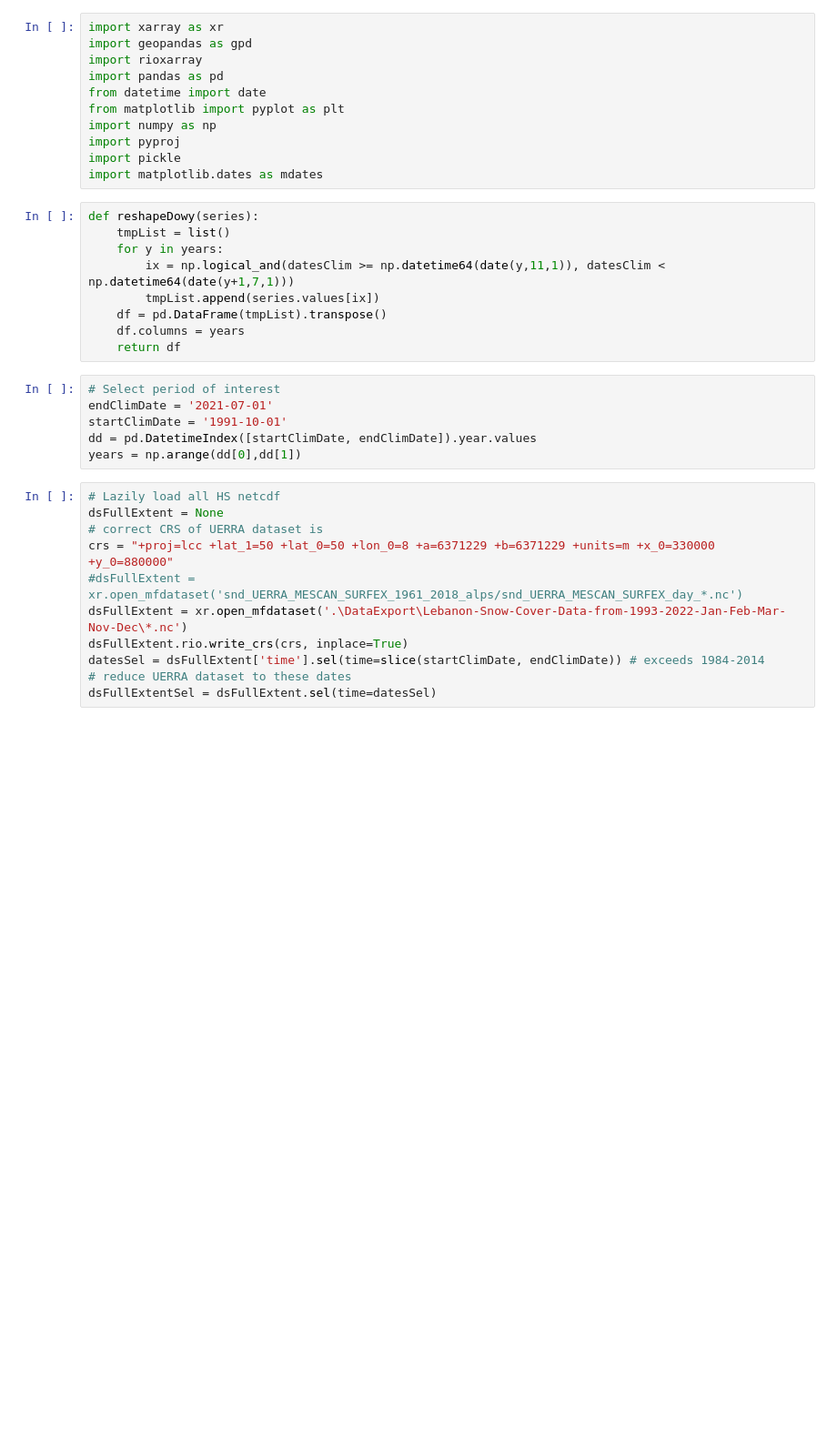
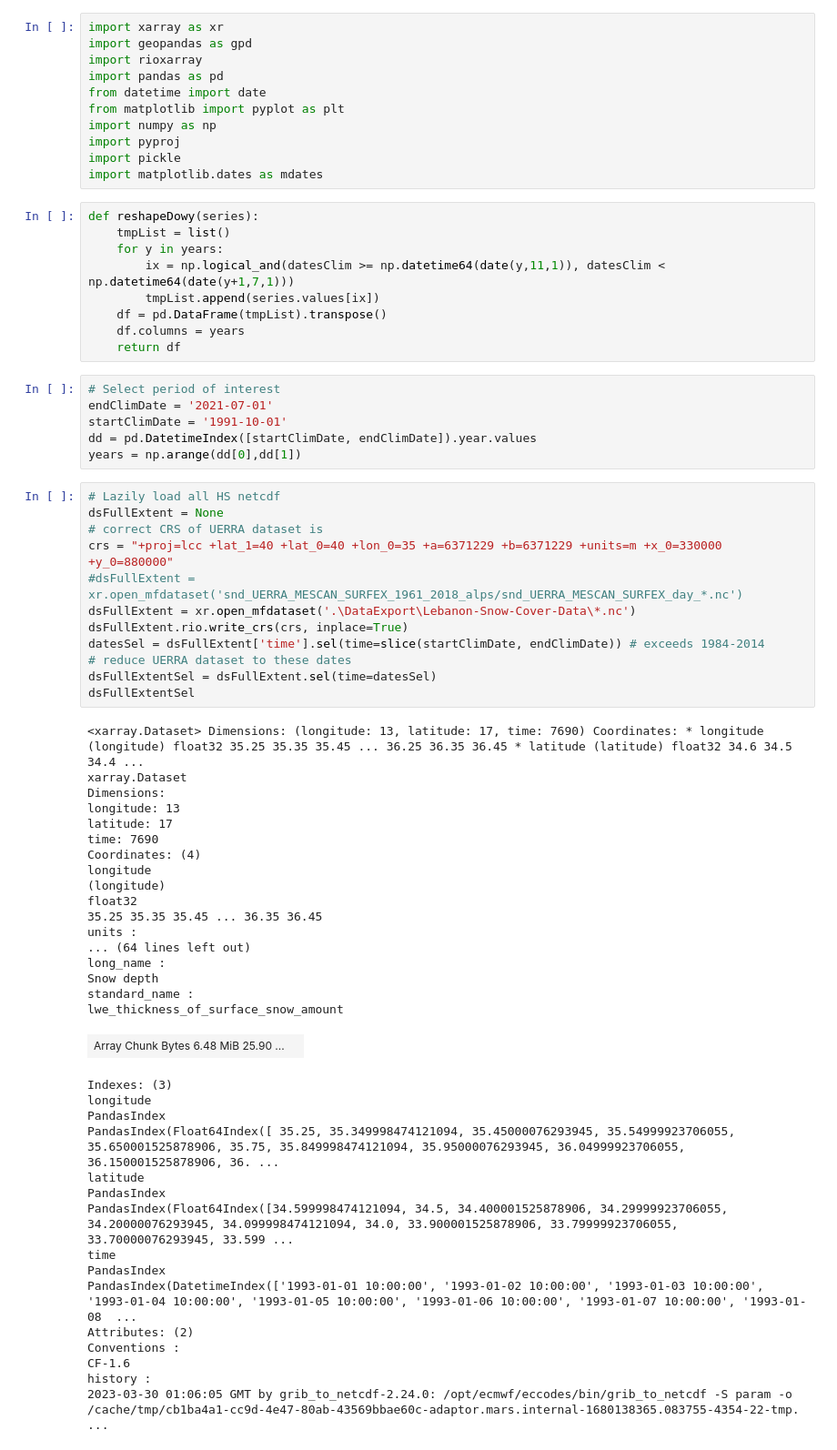
Before and after one commit to Rami-ismail/FYP_SnowCoveredArea, a Jupyter notebook: inferScfBasin.ipynb, the cells around one changed output. Shown: that part at 91% size. Drawn from its saved outputs; the diff is of its cells as text; blank space fills up the shorter version.

```diff
--- a/inferScfBasin.ipynb
+++ b/inferScfBasin.ipynb
@@ -27,14 +27,49 @@ years = np.arange(dd[0],dd[1])
 # %%
 # Lazily load all HS netcdf
 dsFullExtent = None
 # correct CRS of UERRA dataset is
-crs = "+proj=lcc +lat_1=50 +lat_0=50 +lon_0=8 +a=6371229 +b=6371229 +units=m +x_0=330000 +y_0=880000"
+crs = "+proj=lcc +lat_1=40 +lat_0=40 +lon_0=35 +a=6371229 +b=6371229 +units=m +x_0=330000 +y_0=880000"
 #dsFullExtent = xr.open_mfdataset('snd_UERRA_MESCAN_SURFEX_1961_2018_alps/snd_UERRA_MESCAN_SURFEX_day_*.nc')
-dsFullExtent = xr.open_mfdataset('.\DataExport\Lebanon-Snow-Cover-Data-from-1993-2022-Jan-Feb-Mar-Nov-Dec\*.nc')
+dsFullExtent = xr.open_mfdataset('.\DataExport\Lebanon-Snow-Cover-Data\*.nc')
 dsFullExtent.rio.write_crs(crs, inplace=True)
 datesSel = dsFullExtent['time'].sel(time=slice(startClimDate, endClimDate)) # exceeds 1984-2014
 # reduce UERRA dataset to these dates
 dsFullExtentSel = dsFullExtent.sel(time=datesSel)
+dsFullExtentSel
+# %% [output]
+<xarray.Dataset> Dimensions: (longitude: 13, latitude: 17, time: 7690) Coordinates: * longitude (longitude) float32 35.25 35.35 35.45 ... 36.25 36.35 36.45 * latitude (latitude) float32 34.6 34.5 34.4 ...
+xarray.Dataset
+Dimensions:
+longitude: 13
+latitude: 17
+time: 7690
+Coordinates: (4)
+longitude
+(longitude)
+float32
+35.25 35.35 35.45 ... 36.35 36.45
+units :
+... (64 lines left out)
+long_name :
+Snow depth
+standard_name :
+lwe_thickness_of_surface_snow_amount
+| Array Chunk Bytes 6.48 MiB 25.90 ... |  |
+Indexes: (3)
+longitude
+PandasIndex
+PandasIndex(Float64Index([ 35.25, 35.349998474121094, 35.45000076293945, 35.54999923706055, 35.650001525878906, 35.75, 35.849998474121094, 35.95000076293945, 36.04999923706055, 36.150001525878906, 36. ...
+latitude
+PandasIndex
+PandasIndex(Float64Index([34.599998474121094, 34.5, 34.400001525878906, 34.29999923706055, 34.20000076293945, 34.099998474121094, 34.0, 33.900001525878906, 33.79999923706055, 33.70000076293945, 33.599 ...
+time
+PandasIndex
+PandasIndex(DatetimeIndex(['1993-01-01 10:00:00', '1993-01-02 10:00:00', '1993-01-03 10:00:00', '1993-01-04 10:00:00', '1993-01-05 10:00:00', '1993-01-06 10:00:00', '1993-01-07 10:00:00', '1993-01-08  ...
+Attributes: (2)
+Conventions :
+CF-1.6
+history :
+2023-03-30 01:06:05 GMT by grib_to_netcdf-2.24.0: /opt/ecmwf/eccodes/bin/grib_to_netcdf -S param -o /cache/tmp/cb1ba4a1-cc9d-4e47-80ab-43569bbae60c-adaptor.mars.internal-1680138365.083755-4354-22-tmp. ...
 # %%
 #sf = gpd.reavaluesile('shp/AlpsCatchmentsEEAlonlat.shp')
 sf = gpd.read_file('shp/Lebanonshp/LebanonAoi.shp')
```
Also changed, not shown: parts of 3 cells of this notebook, 6 other files.
